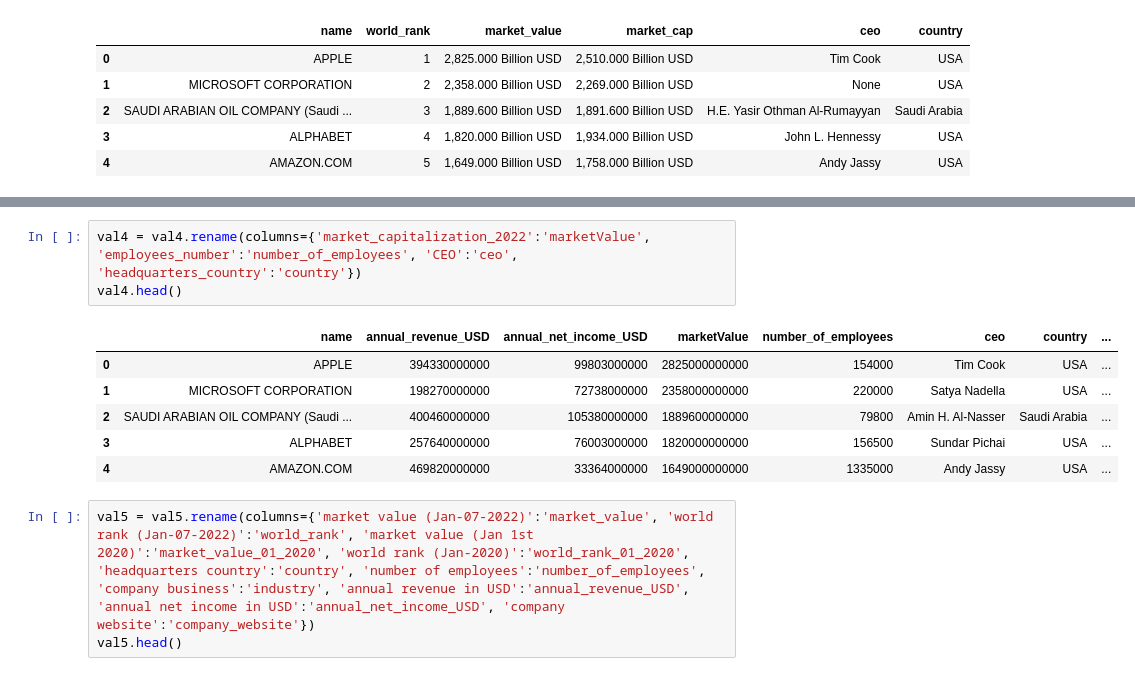
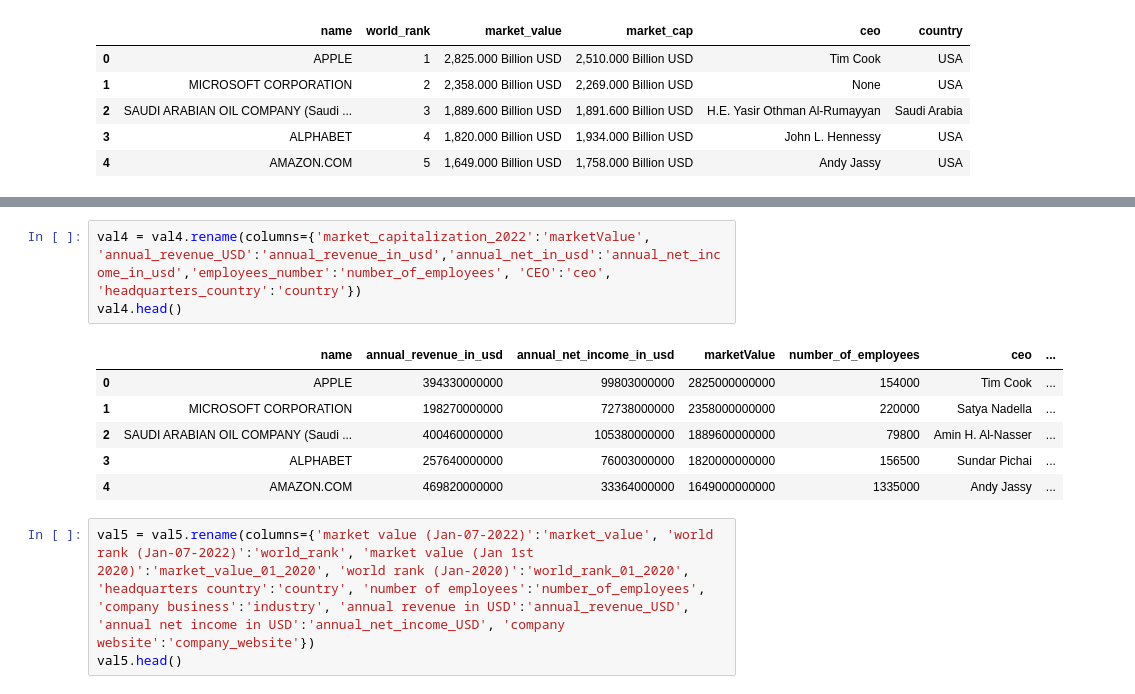
Before and after one commit to Elisabetta99/IDD_HW8, a Jupyter notebook: schemaAlignment.ipynb, the cells around one changed output, grey strips where cells are left out. Drawn from its saved outputs; the diff is of its cells as text.

Commit message:
update schemaAlignment value.today

```diff
--- a/schemaAlignment.ipynb
+++ b/schemaAlignment.ipynb
@@ -156,13 +166,13 @@ val2.head()
 # %%
-val4 = val4.rename(columns={'market_capitalization_2022':'marketValue', 'employees_number':'number_of_employees', 'CEO':'ceo', 'headquarters_country':'country'})
+val4 = val4.rename(columns={'market_capitalization_2022':'marketValue', 'annual_revenue_USD':'annual_revenue_in_usd','annual_net_in_usd':'annual_net_income_in_usd','employees_number':'number_of_employees', 'CEO':'ceo', 'headquarters_country':'country'})
 val4.head()
 # %% [output]
-|  | name | annual_revenue_USD | annual_net_income_USD | marketValue | number_of_employees | ceo | country | ... |
-| 0 | APPLE | 394330000000 | 99803000000 | 2825000000000 | 154000 | Tim Cook | USA | ... |
-| 1 | MICROSOFT CORPORATION | 198270000000 | 72738000000 | 2358000000000 | 220000 | Satya Nadella | USA | ... |
-| 2 | SAUDI ARABIAN OIL COMPANY (Saudi ... | 400460000000 | 105380000000 | 1889600000000 | 79800 | Amin H. Al-Nasser | Saudi Arabia | ... |
-| 3 | ALPHABET | 257640000000 | 76003000000 | 1820000000000 | 156500 | Sundar Pichai | USA | ... |
-| 4 | AMAZON.COM | 469820000000 | 33364000000 | 1649000000000 | 1335000 | Andy Jassy | USA | ... |
+|  | name | annual_revenue_in_usd | annual_net_income_in_usd | marketValue | number_of_employees | ceo | ... |
+| 0 | APPLE | 394330000000 | 99803000000 | 2825000000000 | 154000 | Tim Cook | ... |
+| 1 | MICROSOFT CORPORATION | 198270000000 | 72738000000 | 2358000000000 | 220000 | Satya Nadella | ... |
+| 2 | SAUDI ARABIAN OIL COMPANY (Saudi ... | 400460000000 | 105380000000 | 1889600000000 | 79800 | Amin H. Al-Nasser | ... |
+| 3 | ALPHABET | 257640000000 | 76003000000 | 1820000000000 | 156500 | Sundar Pichai | ... |
+| 4 | AMAZON.COM | 469820000000 | 33364000000 | 1649000000000 | 1335000 | Andy Jassy | ... |
 # %%
 val5 = val5.rename(columns={'market value (Jan-07-2022)':'market_value', 'world rank (Jan-07-2022)':'world_rank', 'market value (Jan 1st 2020)':'market_value_01_2020', 'world rank (Jan-2020)':'world_rank_01_2020', 'headquarters country':'country', 'number of employees':'number_of_employees', 'company business':'industry', 'annual revenue in USD':'annual_revenue_USD', 'annual net income in USD':'annual_net_income_USD', 'company website':'company_website'})
 val5.head()
```
Also changed, not shown: parts of 2 cells of this notebook, 1 other file.
